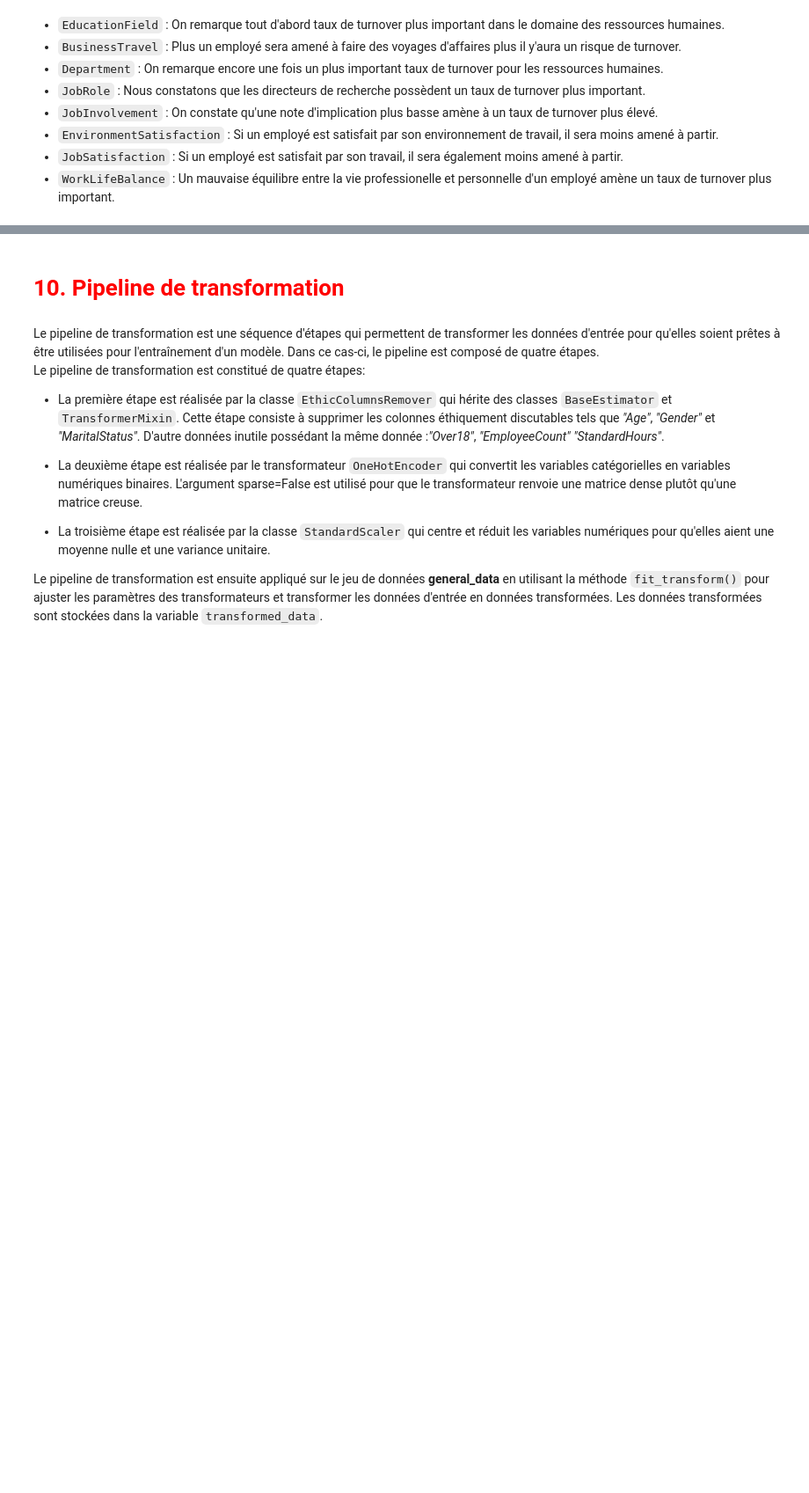
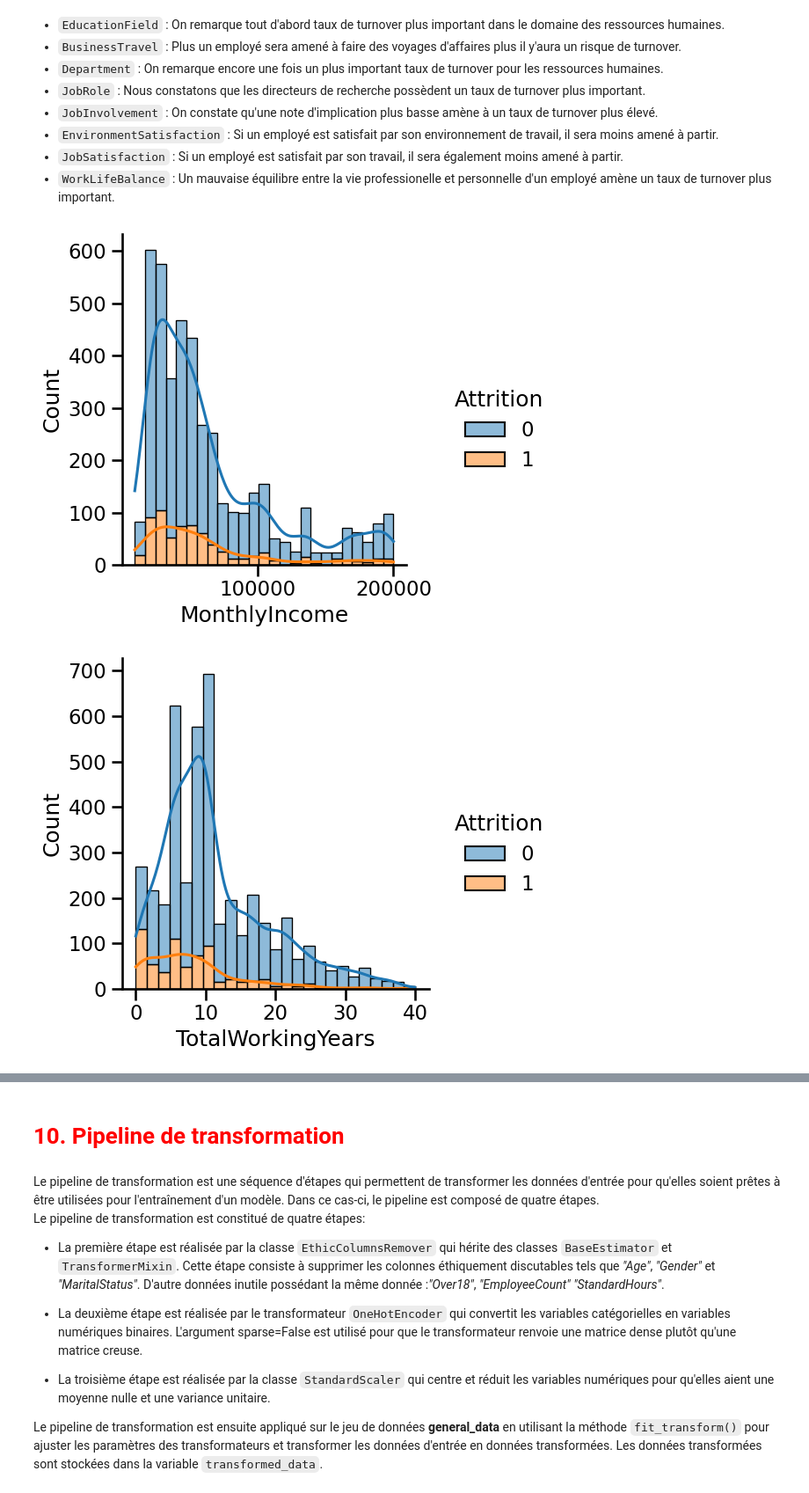
Before and after one commit to OscarPALISSOT/ML_Classifier_CESI_A4, a Jupyter notebook: notebook/Import_data.ipynb, the cells around one changed output, grey strips where cells are left out. Shown at 88% size. Cells and saved outputs as stored; diff of their text form; code cells hidden in the pictures; blank space fills up the shorter version.

```diff
--- a/notebook/Import_data.ipynb
+++ b/notebook/Import_data.ipynb
@@ -455,8 +413,8 @@ def plot_hist(column, df):
 
     catp.set_xticklabels(rotation=30, fontsize=15, horizontalalignment='right',)
 # %%
-cols = ['EducationField', 'BusinessTravel', 'Department', 'JobRole', 'JobInvolvement', 'EnvironmentSatisfaction', 'JobSatisfaction', 'WorkLifeBalance', 'MonthlyIncome_cat', 'TotalWorkingYears', 'YearsAtCompany', 'Average_Out_Time', 'Average_Worktime']
-for col in cols:
+colsDis = ['EducationField', 'BusinessTravel', 'Department', 'JobRole', 'JobInvolvement', 'EnvironmentSatisfaction', 'JobSatisfaction', 'WorkLifeBalance']
+for col in colsDis:
     plot_hist(col, Dataset)
 # %% [output]
 [figure]
@@ -482,6 +435,11 @@ for col in cols:
 - `JobSatisfaction` : Si un employé est satisfait par son travail, il sera également moins amené à partir.
 - `WorkLifeBalance` : Un mauvaise équilibre entre la vie professionelle et personnelle d'un employé amène un taux de turnover plus important.
 # %%
-for name in cont:
-    sbn.displot(data=Dataset, x=name, hue="Attrition", multiple="stack", kde=True, bins=25)
+colsCon = ['MonthlyIncome', 'TotalWorkingYears', 'YearsAtCompany', 'Average_Out_Time', 'Average_Worktime']
+
+for col in colsCon:
+    sbn.displot(data=Dataset, x=col, hue="Attrition", multiple="stack", kde=True, bins=25)
     plt.show()
+# %% [output]
+[figure, added]
+[figure, added]
```
Also changed, not shown: parts of 39 cells of this notebook.
